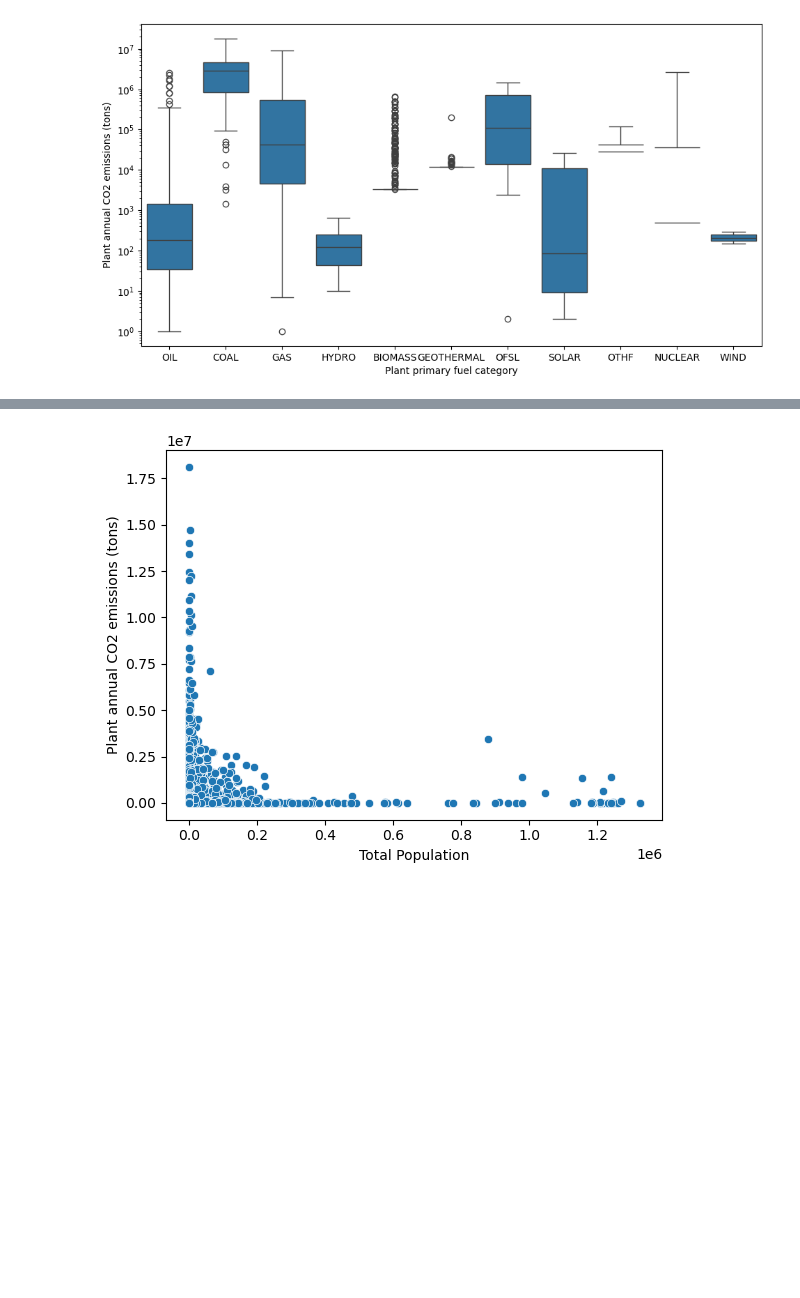
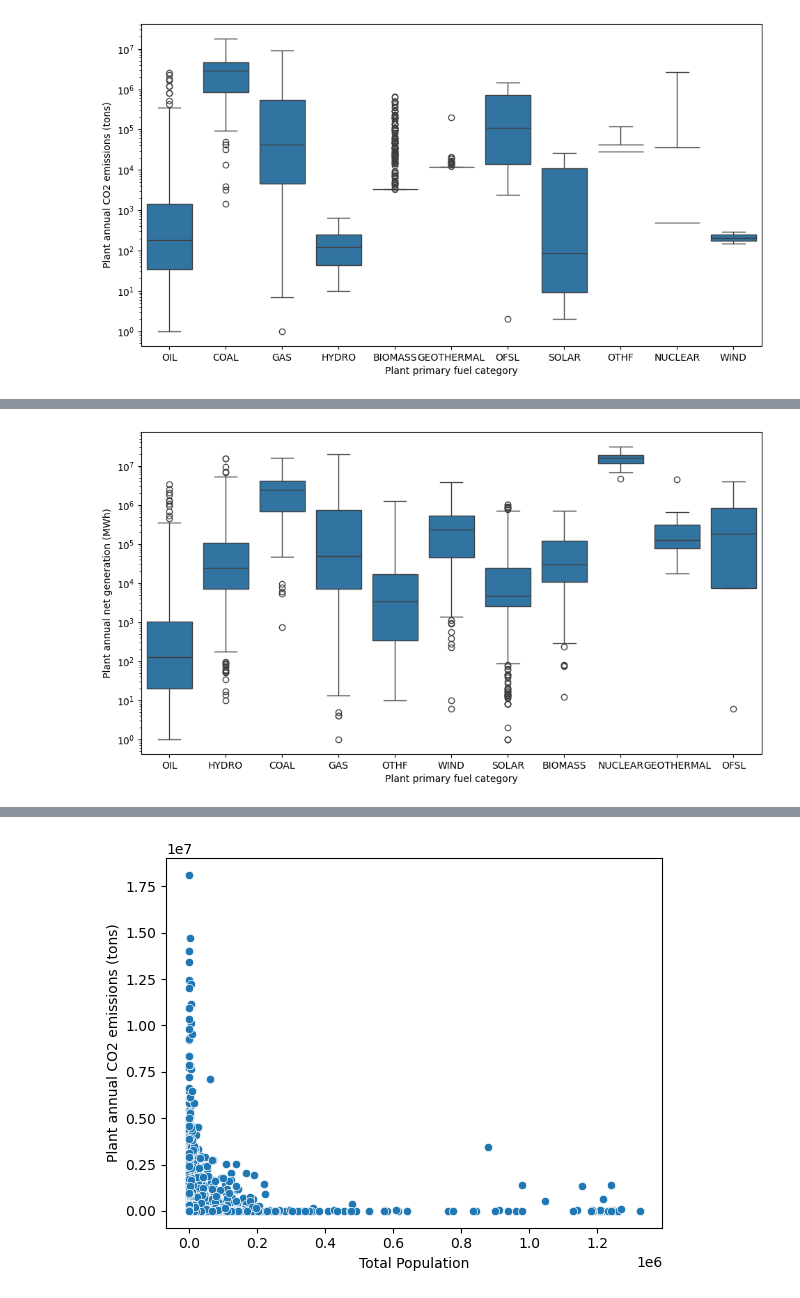
Before and after one commit to reilyfairchild/Data102_Final_Project, a Jupyter notebook: dataset_3_EDA.ipynb, the cells around one changed output, grey strips where cells are left out. Saved outputs shown, nothing was run; the diff lists cells and outputs as text; code cells hidden in the pictures; blank space fills up the shorter version.

```diff
--- a/dataset_3_EDA.ipynb
+++ b/dataset_3_EDA.ipynb
@@ -161,3 +213,18 @@ ax = sns.boxplot(data= fuelcat_vs_co2, x= "Plant primary fuel category_x", \
 ax;
 # %% [output]
 [figure]
+# %%
+
+net_gen_cat = egrid_joined[['Plant primary fuel category_x','Plant annual net generation (MWh)', 'Total Population']]
+
+net_gen = egrid_joined['Plant annual net generation (MWh)'].astype(str).str.replace(r'[,\(\)]', '', regex=True)
+net_gen_cat['Plant annual net generation (MWh)'] = pd.to_numeric(net_gen, errors='coerce')
+
+net_gen = egrid_joined['Total Population'].astype(str).str.replace(r'[,\(\)]', '', regex=True)
+net_gen_cat['Total Population'] = pd.to_numeric(net_gen, errors='coerce')
+
+net_gen_cat = net_gen_cat.dropna()
+
+net_gen_cat['Plant annual net generation (MWh)'] = net_gen_cat['Plant annual net generation (MWh)'].astype(int)
+net_gen_cat['Total Population'] = net_gen_cat['Total Population'].astype(int)
+net_gen_cat.head()
@@ -163,0 +248,8 @@ ax;
+# %%
+plt.figure(figsize=(11.5, 6))
+plt.xlabel("Plant primary fuel category")
+ax = sns.boxplot(data= net_gen_cat, x= "Plant primary fuel category_x", \
+                 y = "Plant annual net generation (MWh)", log_scale=True)
+ax;
+# %% [output]
+[figure, added]
```
Also changed, not shown: parts of 13 cells of this notebook.
